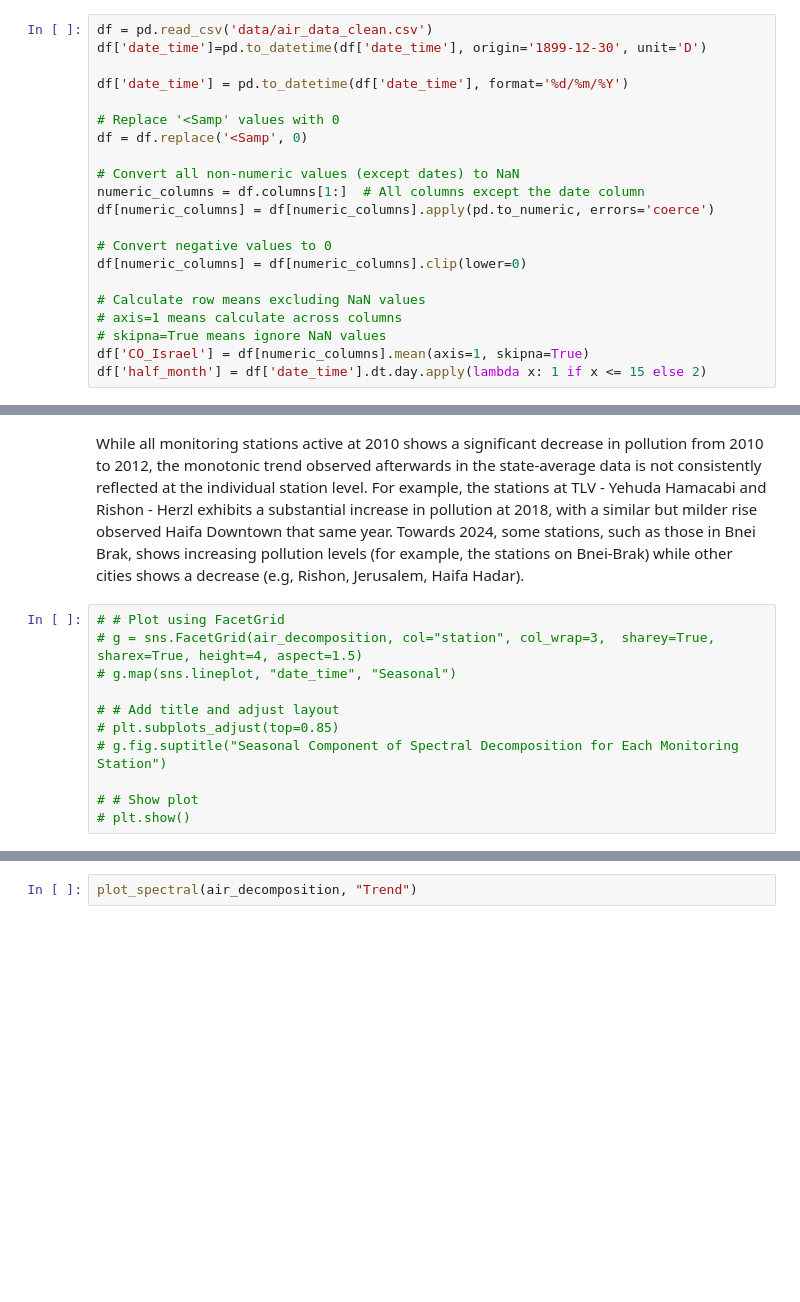
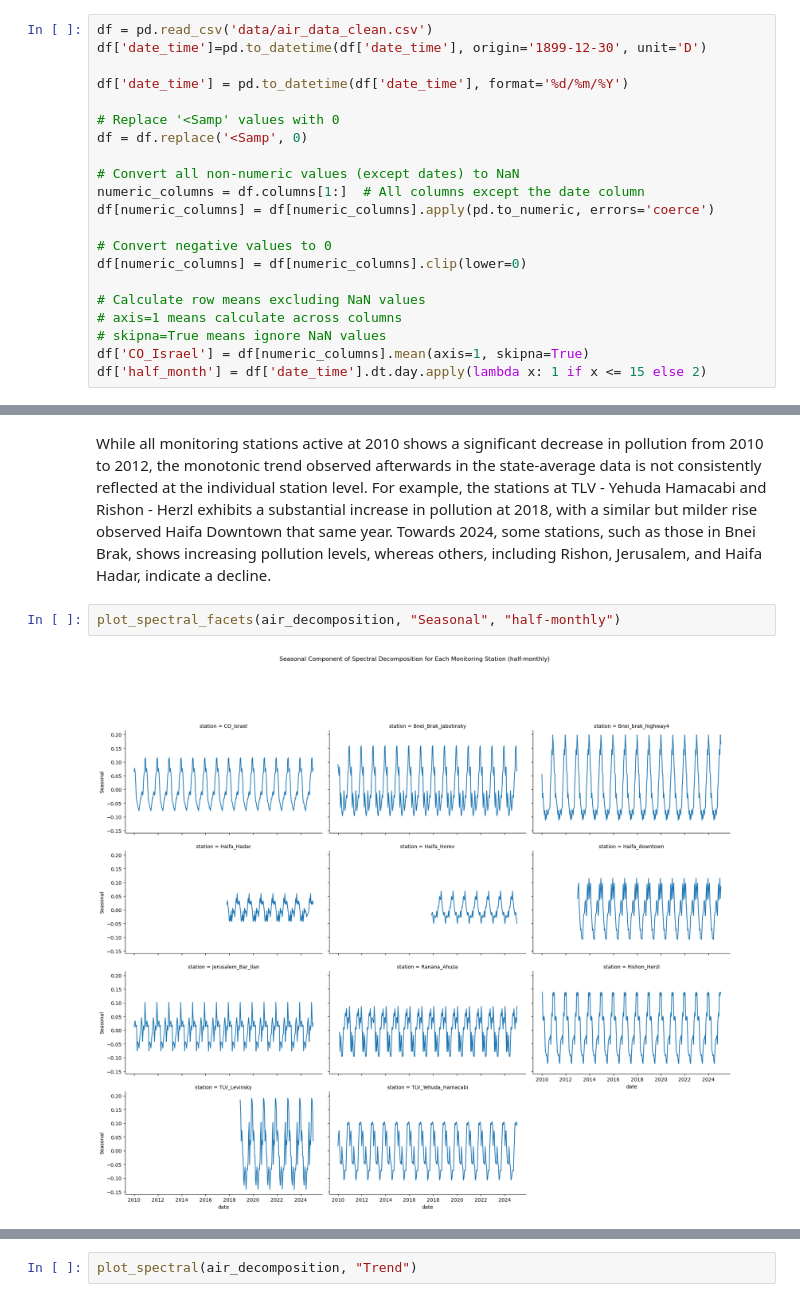
Before and after one commit to sinitsky96/Time-Series-Project, a Jupyter notebook: 01_pollution_eda.ipynb, the cells around one changed output, grey strips where cells are left out. Cells and saved outputs as stored; diff of their text form; blank space fills up the shorter version.

```diff
--- a/01_pollution_eda.ipynb
+++ b/01_pollution_eda.ipynb
@@ -81,16 +84,9 @@ plt.show()
 # %% [markdown]
-While all monitoring stations active at 2010 shows a significant decrease in pollution from 2010 to 2012, the monotonic trend observed afterwards in the state-average data is not consistently reflected at the individual station level. For example, the stations at TLV - Yehuda Hamacabi and Rishon - Herzl exhibits a substantial increase in pollution at 2018, with a similar but milder rise observed Haifa Downtown that same year. Towards 2024, some stations, such as those in Bnei Brak, shows increasing pollution levels  (for example, the stations on Bnei-Brak) while other cities shows a decrease (e.g, Rishon, Jerusalem, Haifa Hadar).
+While all monitoring stations active at 2010 shows a significant decrease in pollution from 2010 to 2012, the monotonic trend observed afterwards in the state-average data is not consistently reflected at the individual station level. For example, the stations at TLV - Yehuda Hamacabi and Rishon - Herzl exhibits a substantial increase in pollution at 2018, with a similar but milder rise observed Haifa Downtown that same year. Towards 2024, some stations, such as those in Bnei Brak, shows increasing pollution levels, whereas others, including Rishon, Jerusalem, and Haifa Hadar, indicate a decline.
 # %%
-# # Plot using FacetGrid
-# g = sns.FacetGrid(air_decomposition, col="station", col_wrap=3,  sharey=True, sharex=True, height=4, aspect=1.5)
-# g.map(sns.lineplot, "date_time", "Seasonal")
-
-# # Add title and adjust layout
-# plt.subplots_adjust(top=0.85)
-# g.fig.suptitle("Seasonal Component of Spectral Decomposition for Each Monitoring Station")
-
-# # Show plot
-# plt.show()
+plot_spectral_facets(air_decomposition, "Seasonal", "half-monthly")
+# %% [output]
+[figure, added]
 # %%
 def plot_spectral(df, spectral_component):
     plt.figure(figsize = (12, 6))
```
Also changed, not shown: parts of 27 cells of this notebook.
